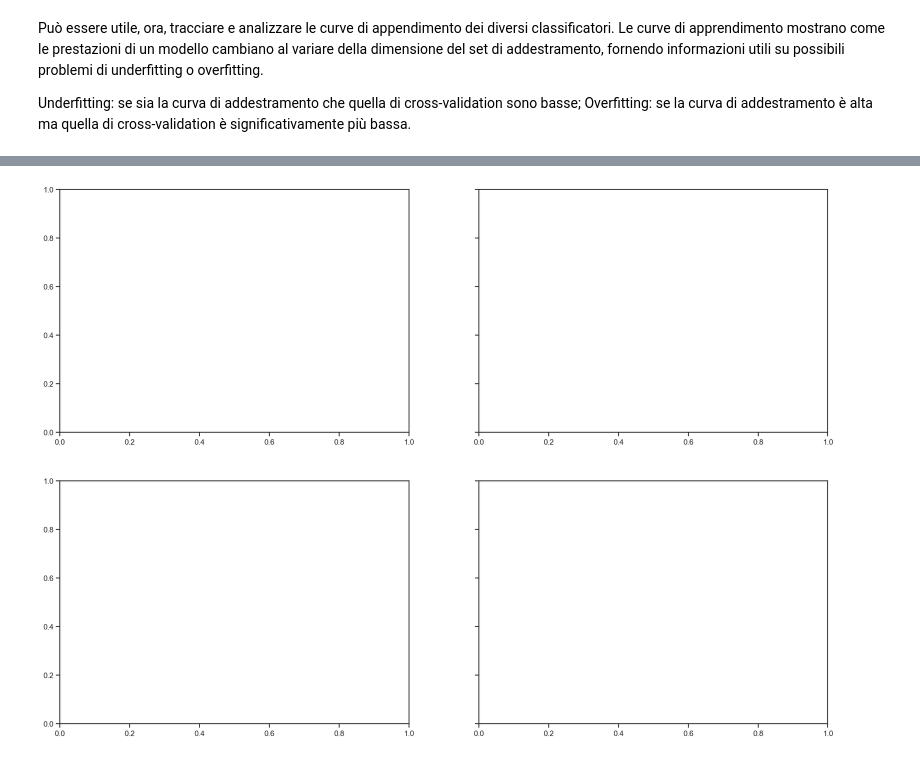
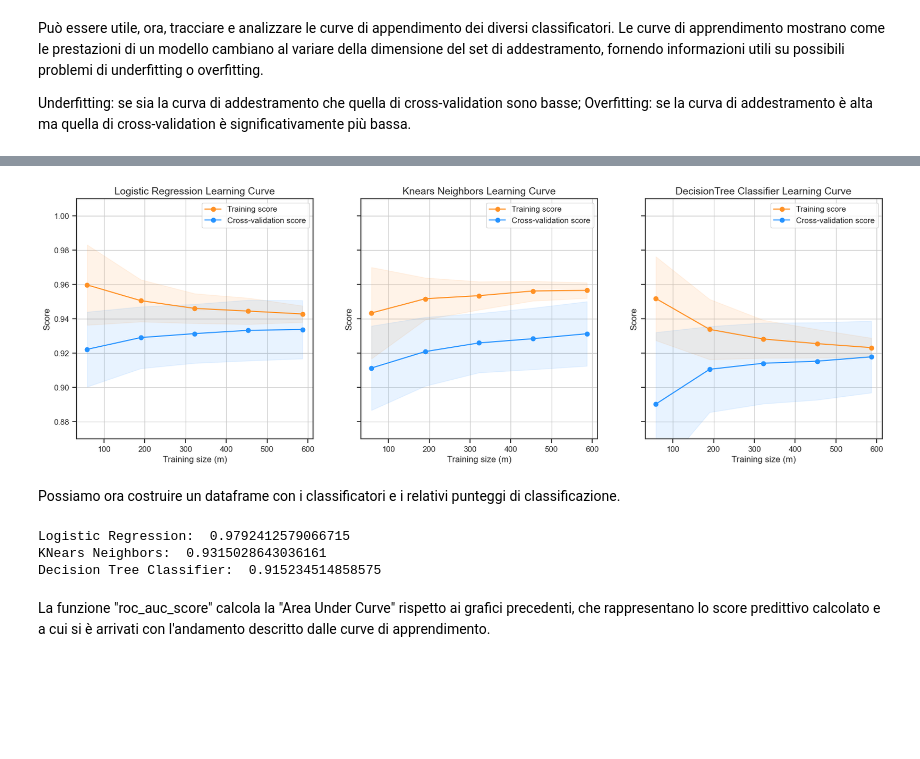
Before and after one commit to FrankDena/ProgettoML, a Jupyter notebook: progetto.ipynb, the cells around one changed output, grey strips where cells are left out. Cells and saved outputs as stored; diff of their text form; code cells hidden in the pictures; blank space fills up the shorter version.

Commit message:
Correzione errore sul codice dei classificatori
Risolto l'errore riguardo i grafici delle curve di apprendimento dei singoli classificatori addestrati.

```diff
--- a/progetto.ipynb
+++ b/progetto.ipynb
@@ -945,16 +945,17 @@ Può essere utile, ora, tracciare e analizzare le curve di appendimento dei dive
 Underfitting: se sia la curva di addestramento che quella di cross-validation sono basse;
 Overfitting: se la curva di addestramento è alta ma quella di cross-validation è significativamente più bassa.
 # %%
+import numpy as np
+import matplotlib.pyplot as plt
+from sklearn.model_selection import ShuffleSplit, learning_curve
 
-from sklearn.model_selection import ShuffleSplit
-from sklearn.model_selection import learning_curve
-
-# Definiamo 3 stimatori che serviranno come parametri (poi sostituiti dai classificatori concreti) della funzione che disegna le curve di apprendimento
-def plot_learning_curve(estimator1, estimator2, estimator3, estimator4, X, y, ylim=None, cv=None,
+# Funzione per disegnare le curve di apprendimento con 3 stimatori
+def plot_learning_curve(estimator1, estimator2, estimator3, X, y, ylim=None, cv=None,
                         n_jobs=1, train_sizes=np.linspace(.1, 1.0, 5)):
-    f, ((ax1, ax2), (ax3, ax4)) = plt.subplots(2,2, figsize=(20,14), sharey=True)
+    f, (ax1, ax2, ax3) = plt.subplots(1, 3, figsize=(20, 6), sharey=True)
     if ylim is not None:
         plt.ylim(*ylim)
+
     # Primo stimatore
     train_sizes, train_scores, test_scores = learning_curve(
         estimator1, X, y, cv=cv, n_jobs=n_jobs, train_sizes=train_sizes)
@@ -963,14 +964,11 @@ def plot_learning_curve(estimator1, estimator2, estimator3, estimator4, X, y, yl
     test_scores_mean = np.mean(test_scores, axis=1)
     test_scores_std = np.std(test_scores, axis=1)
     ax1.fill_between(train_sizes, train_scores_mean - train_scores_std,
-                     train_scores_mean + train_scores_std, alpha=0.1,
-                     color="#ff9124")
+                     train_scores_mean + train_scores_std, alpha=0.1, color="#ff9124")
     ax1.fill_between(train_sizes, test_scores_mean - test_scores_std,
                      test_scores_mean + test_scores_std, alpha=0.1, color="#2492ff")
-    ax1.plot(train_sizes, train_scores_mean, 'o-', color="#ff9124",
-             label="Training score")
-    ax1.plot(train_sizes, test_scores_mean, 'o-', color="#2492ff",
-             label="Cross-validation score")
+    ax1.plot(train_sizes, train_scores_mean, 'o-', color="#ff9124", label="Training score")
+    ax1.plot(train_sizes, test_scores_mean, 'o-', color="#2492ff", label="Cross-validation score")
     ax1.set_title("Logistic Regression Learning Curve", fontsize=14)
     ax1.set_xlabel('Training size (m)')
     ax1.set_ylabel('Score')
@@ -985,14 +983,11 @@ def plot_learning_curve(estimator1, estimator2, estimator3, estimator4, X, y, yl
     test_scores_mean = np.mean(test_scores, axis=1)
     test_scores_std = np.std(test_scores, axis=1)
     ax2.fill_between(train_sizes, train_scores_mean - train_scores_std,
-                     train_scores_mean + train_scores_std, alpha=0.1,
-                     color="#ff9124")
+                     train_scores_mean + train_scores_std, alpha=0.1, color="#ff9124")
     ax2.fill_between(train_sizes, test_scores_mean - test_scores_std,
                      test_scores_mean + test_scores_std, alpha=0.1, color="#2492ff")
-    ax2.plot(train_sizes, train_scores_mean, 'o-', color="#ff9124",
-             label="Training score")
-    ax2.plot(train_sizes, test_scores_mean, 'o-', color="#2492ff",
-             label="Cross-validation score")
+    ax2.plot(train_sizes, train_scores_mean, 'o-', color="#ff9124", label="Training score")
+    ax2.plot(train_sizes, test_scores_mean, 'o-', color="#2492ff", label="Cross-validation score")
     ax2.set_title("Knears Neighbors Learning Curve", fontsize=14)
     ax2.set_xlabel('Training size (m)')
     ax2.set_ylabel('Score')
@@ -1007,21 +1002,20 @@ def plot_learning_curve(estimator1, estimator2, estimator3, estimator4, X, y, yl
     test_scores_mean = np.mean(test_scores, axis=1)
     test_scores_std = np.std(test_scores, axis=1)
     ax3.fill_between(train_sizes, train_scores_mean - train_scores_std,
-                     train_scores_mean + train_scores_std, alpha=0.1,
-                     color="#ff9124")
+                     train_scores_mean + train_scores_std, alpha=0.1, color="#ff9124")
     ax3.fill_between(train_sizes, test_scores_mean - test_scores_std,
                      test_scores_mean + test_scores_std, alpha=0.1, color="#2492ff")
-    ax3.plot(train_sizes, train_scores_mean, 'o-', color="#ff9124",
-             label="Training score")
-    ax3.plot(train_sizes, test_scores_mean, 'o-', color="#2492ff",
-             label="Cross-validation score")
-    ax3.set_title("Support Vector Classifier \n Learning Curve", fontsize=14)
+    ax3.plot(train_sizes, train_scores_mean, 'o-', color="#ff9124", label="Training score")
+    ax3.plot(train_sizes, test_scores_mean, 'o-', color="#2492ff", label="Cross-validation score")
+    ax3.set_title("DecisionTree Classifier Learning Curve", fontsize=14)
     ax3.set_xlabel('Training size (m)')
     ax3.set_ylabel('Score')
     ax3.grid(True)
     ax3.legend(loc="best")
+
     return plt
 
+# Esempio di utilizzo:
 cv = ShuffleSplit(n_splits=100, test_size=0.2, random_state=42)
 plot_learning_curve(log_reg, knears_neighbors, tree_clf, X_train, y_train, (0.87, 1.01), cv=cv, n_jobs=8)
 # %% [output]
@@ -1029 +1023,26 @@ ValueError: Found input variables with inconsistent numbers of samples: [735, 2]
-[figure, old version]
+[figure, new version]
+# %% [markdown]
+Possiamo ora costruire un dataframe con i classificatori e i relativi punteggi di classificazione.
+# %%
+from sklearn.metrics import roc_curve
+from sklearn.model_selection import cross_val_predict
+
+log_reg_pred = cross_val_predict(log_reg, X_train, y_train, cv=5,
+                             method="decision_function")
+
+knears_pred = cross_val_predict(knears_neighbors, X_train, y_train, cv=5)
+
+
+tree_pred = cross_val_predict(tree_clf, X_train, y_train, cv=5)
+
+from sklearn.metrics import roc_auc_score
+
+print('Logistic Regression: ', roc_auc_score(y_train, log_reg_pred))
+print('KNears Neighbors: ', roc_auc_score(y_train, knears_pred))
+print('Decision Tree Classifier: ', roc_auc_score(y_train, tree_pred))
+# %% [output]
+Logistic Regression:  0.9792412579066715
+KNears Neighbors:  0.9315028643036161
+Decision Tree Classifier:  0.915234514858575
+# %% [markdown]
+La funzione "roc_auc_score" calcola la "Area Under Curve" rispetto ai grafici precedenti, che rappresentano lo score predittivo calcolato e a cui si è arrivati con l'andamento descritto dalle curve di apprendimento.
```
Also changed, not shown: parts of 14 cells of this notebook.
